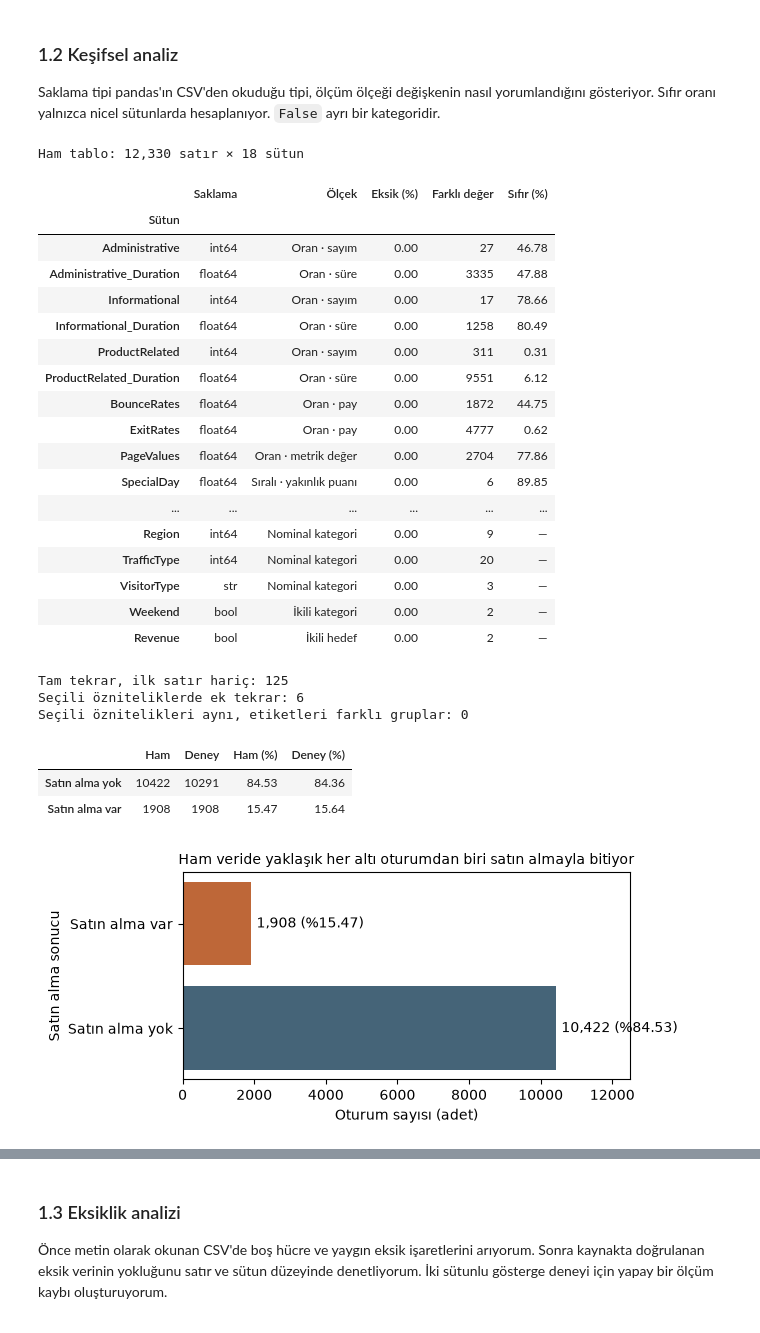
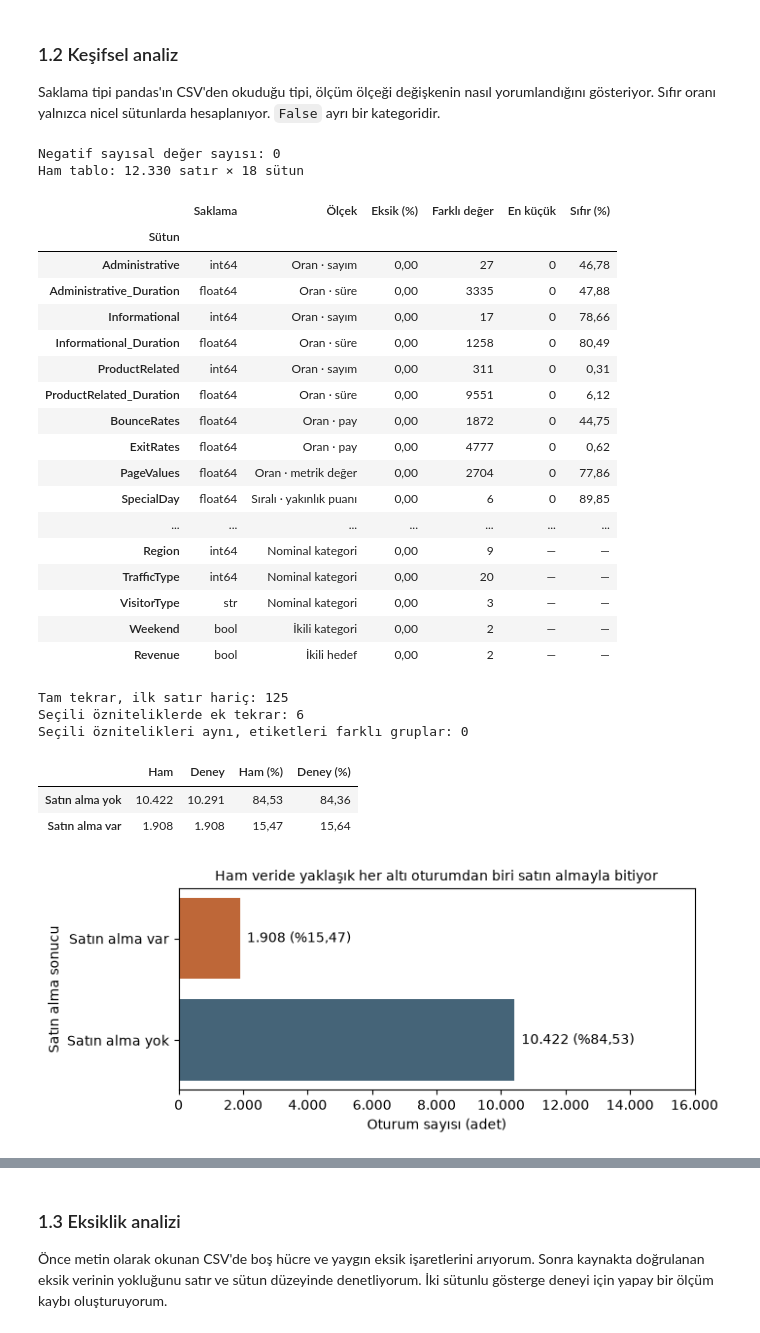
Before and after one commit to EmircanDemirTR/bil545-online-alisveris, a Jupyter notebook: proje1/BIL545_Proje1_EmircanDemir.ipynb, the cells around one changed output, grey strips where cells are left out. Drawn from its saved outputs; the diff is of its cells as text; code cells hidden in the pictures.

```diff
--- a/proje1/BIL545_Proje1_EmircanDemir.ipynb
+++ b/proje1/BIL545_Proje1_EmircanDemir.ipynb
@@ -138,6 +140,8 @@ scale = {
 }
 assert set(df_raw.columns) == set(scale)
 assert df_raw[target].isin([True, False]).all()
+negative_count = int(df_raw.select_dtypes(include="number").lt(0).sum().sum())
+print("Negatif sayısal değer sayısı:", negative_count)
 
 def audit_table(frame):
     rows = []
@@ -148,13 +152,16 @@ def audit_table(frame):
             "Ölçek": scale[name],
             "Eksik (%)": 100 * values.isna().mean(),
             "Farklı değer": values.nunique(),
+            "En küçük": values.min() if name in numeric + analytics else np.nan,
             "Sıfır (%)": 100 * values.eq(0).mean() if name in numeric + analytics else np.nan,
         })
     return pd.DataFrame(rows).set_index("Sütun")
 
-print(f"Ham tablo: {df_raw.shape[0]:,} satır × {df_raw.shape[1]} sütun")
+row_count = f"{len(df_raw):,}".replace(",", ".")
+print(f"Ham tablo: {row_count} satır × {df_raw.shape[1]} sütun")
 display(audit_table(df_raw).style.format(
-    {"Eksik (%)": "{:.2f}", "Sıfır (%)": "{:.2f}"}, na_rep="—"
+    {"Eksik (%)": "{:.2f}", "Sıfır (%)": "{:.2f}", "En küçük": "{:g}"},
+    na_rep="—", decimal=","
 ))
 
 raw_duplicates = df_raw.duplicated()
@@ -162,60 +169,64 @@ df_unique = df_raw.loc[~raw_duplicates].copy()
 feature_duplicates = df_unique.duplicated(subset=features)
 same_features = df_unique.loc[df_unique.duplicated(subset=features, keep=False)]
 conflicting_targets = (
     same_features.groupby(features, dropna=False)[target].nunique().gt(1).sum()
 )
 print(f"Tam tekrar, ilk satır hariç: {raw_duplicates.sum()}")
 print(f"Seçili özniteliklerde ek tekrar: {feature_duplicates.sum()}")
 print(f"Seçili öznitelikleri aynı, etiketleri farklı gruplar: {conflicting_targets}")
 assert conflicting_targets == 0, "Öznitelikleri aynı ama etiketleri farklı oturumlar incelenmeli."
 df_clean = df_unique.loc[~feature_duplicates].reset_index(drop=True)
 X = df_clean[features].copy()
 y = df_clean[target].astype(int)
 
 class_counts = pd.DataFrame({
     "Ham": df_raw[target].value_counts(),
     "Deney": df_clean[target].value_counts(),
 }).reindex([False, True])
 class_counts.index = ["Satın alma yok", "Satın alma var"]
 for name in ["Ham", "Deney"]:
     class_counts[f"{name} (%)"] = 100 * class_counts[name] / class_counts[name].sum()
-display(class_counts.style.format({"Ham (%)": "{:.2f}", "Deney (%)": "{:.2f}"}))
+display(class_counts.style.format(
+    {"Ham (%)": "{:.2f}", "Deney (%)": "{:.2f}"}, thousands=".", decimal=","
+))
 
-fig, ax = plt.subplots(figsize=(6.5, 3))
+fig, ax = plt.subplots(figsize=(7.2, 3))
 bars = ax.barh(class_counts.index, class_counts["Ham"], color=["#456478", "#be6738"])
-ax.bar_label(bars, labels=[
-    f"{count:,} (%{pct:.2f})"
-    for count, pct in zip(class_counts["Ham"], class_counts["Ham (%)"])
-], padding=4)
-ax.set(xlabel="Oturum sayısı (adet)", ylabel="Satın alma sonucu", xlim=(0, 12500))
+counts = [f"{count:,}".replace(",", ".") for count in class_counts["Ham"]]
+percentages = [f"%{pct:.2f}".replace(".", ",") for pct in class_counts["Ham (%)"]]
+ax.bar_label(bars, labels=[f"{count} ({pct})" for count, pct in zip(counts, percentages)],
+             padding=5)
+ax.set(xlabel="Oturum sayısı (adet)", ylabel="Satın alma sonucu", xlim=(0, 16000))
+ax.xaxis.set_major_formatter(lambda value, _: f"{value:,.0f}".replace(",", "."))
 ax.set_title("Ham veride yaklaşık her altı oturumdan biri satın almayla bitiyor", fontsize=10)
 plt.tight_layout()
 plt.show()
 # %% [output]
-Ham tablo: 12,330 satır × 18 sütun
+Negatif sayısal değer sayısı: 0
+Ham tablo: 12.330 satır × 18 sütun
-|  | Saklama | Ölçek | Eksik (%) | Farklı değer | Sıfır (%) |
-| Sütun |  |  |  |  |  |
-| Administrative | int64 | Oran · sayım | 0.00 | 27 | 46.78 |
-| Administrative_Duration | float64 | Oran · süre | 0.00 | 3335 | 47.88 |
-| Informational | int64 | Oran · sayım | 0.00 | 17 | 78.66 |
-| Informational_Duration | float64 | Oran · süre | 0.00 | 1258 | 80.49 |
-| ProductRelated | int64 | Oran · sayım | 0.00 | 311 | 0.31 |
-| ProductRelated_Duration | float64 | Oran · süre | 0.00 | 9551 | 6.12 |
-| BounceRates | float64 | Oran · pay | 0.00 | 1872 | 44.75 |
-| ExitRates | float64 | Oran · pay | 0.00 | 4777 | 0.62 |
-| PageValues | float64 | Oran · metrik değer | 0.00 | 2704 | 77.86 |
-| SpecialDay | float64 | Sıralı · yakınlık puanı | 0.00 | 6 | 89.85 |
-| ... | ... | ... | ... | ... | ... |
-| Region | int64 | Nominal kategori | 0.00 | 9 | — |
-| TrafficType | int64 | Nominal kategori | 0.00 | 20 | — |
-| VisitorType | str | Nominal kategori | 0.00 | 3 | — |
-| Weekend | bool | İkili kategori | 0.00 | 2 | — |
-| Revenue | bool | İkili hedef | 0.00 | 2 | — |
+|  | Saklama | Ölçek | Eksik (%) | Farklı değer | En küçük | Sıfır (%) |
+| Sütun |  |  |  |  |  |  |
+| Administrative | int64 | Oran · sayım | 0,00 | 27 | 0 | 46,78 |
+| Administrative_Duration | float64 | Oran · süre | 0,00 | 3335 | 0 | 47,88 |
+| Informational | int64 | Oran · sayım | 0,00 | 17 | 0 | 78,66 |
+| Informational_Duration | float64 | Oran · süre | 0,00 | 1258 | 0 | 80,49 |
+| ProductRelated | int64 | Oran · sayım | 0,00 | 311 | 0 | 0,31 |
+| ProductRelated_Duration | float64 | Oran · süre | 0,00 | 9551 | 0 | 6,12 |
+| BounceRates | float64 | Oran · pay | 0,00 | 1872 | 0 | 44,75 |
+| ExitRates | float64 | Oran · pay | 0,00 | 4777 | 0 | 0,62 |
+| PageValues | float64 | Oran · metrik değer | 0,00 | 2704 | 0 | 77,86 |
+| SpecialDay | float64 | Sıralı · yakınlık puanı | 0,00 | 6 | 0 | 89,85 |
+| ... | ... | ... | ... | ... | ... | ... |
+| Region | int64 | Nominal kategori | 0,00 | 9 | — | — |
+| TrafficType | int64 | Nominal kategori | 0,00 | 20 | — | — |
+| VisitorType | str | Nominal kategori | 0,00 | 3 | — | — |
+| Weekend | bool | İkili kategori | 0,00 | 2 | — | — |
+| Revenue | bool | İkili hedef | 0,00 | 2 | — | — |
 Tam tekrar, ilk satır hariç: 125
 Seçili özniteliklerde ek tekrar: 6
 Seçili öznitelikleri aynı, etiketleri farklı gruplar: 0
 |  | Ham | Deney | Ham (%) | Deney (%) |
-| Satın alma yok | 10422 | 10291 | 84.53 | 84.36 |
-| Satın alma var | 1908 | 1908 | 15.47 | 15.64 |
+| Satın alma yok | 10.422 | 10.291 | 84,53 | 84,36 |
+| Satın alma var | 1.908 | 1.908 | 15,47 | 15,64 |
-[figure, old version]
+[figure, new version]
 # %% [markdown]
```
Also changed, not shown: parts of 12 cells of this notebook.
